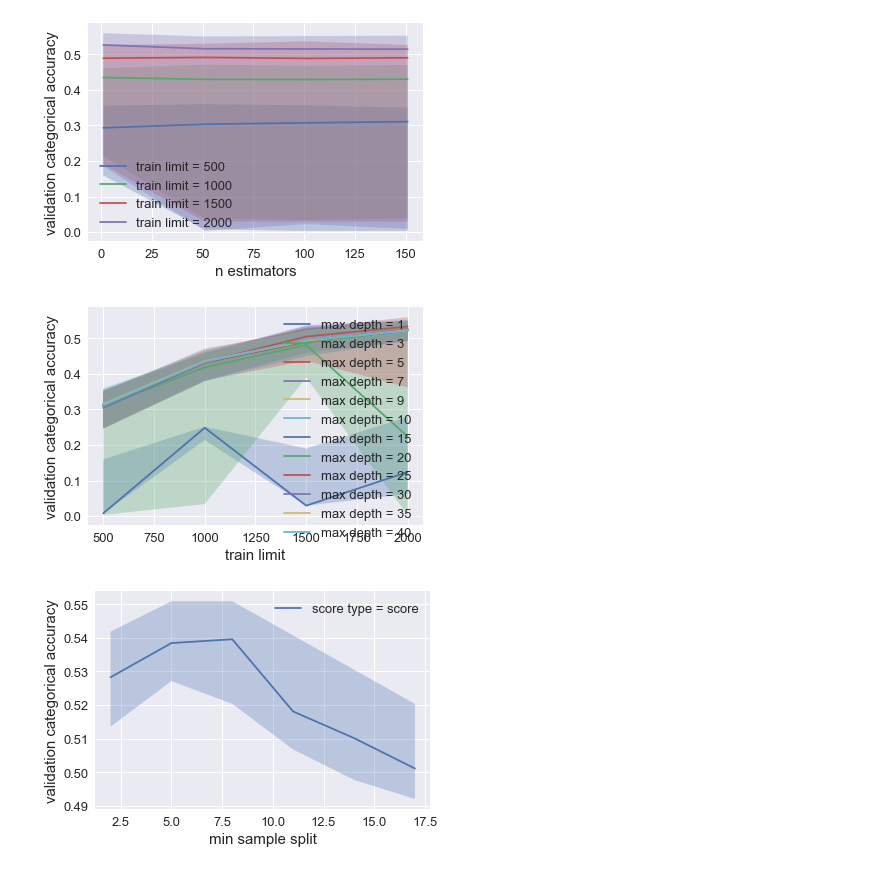
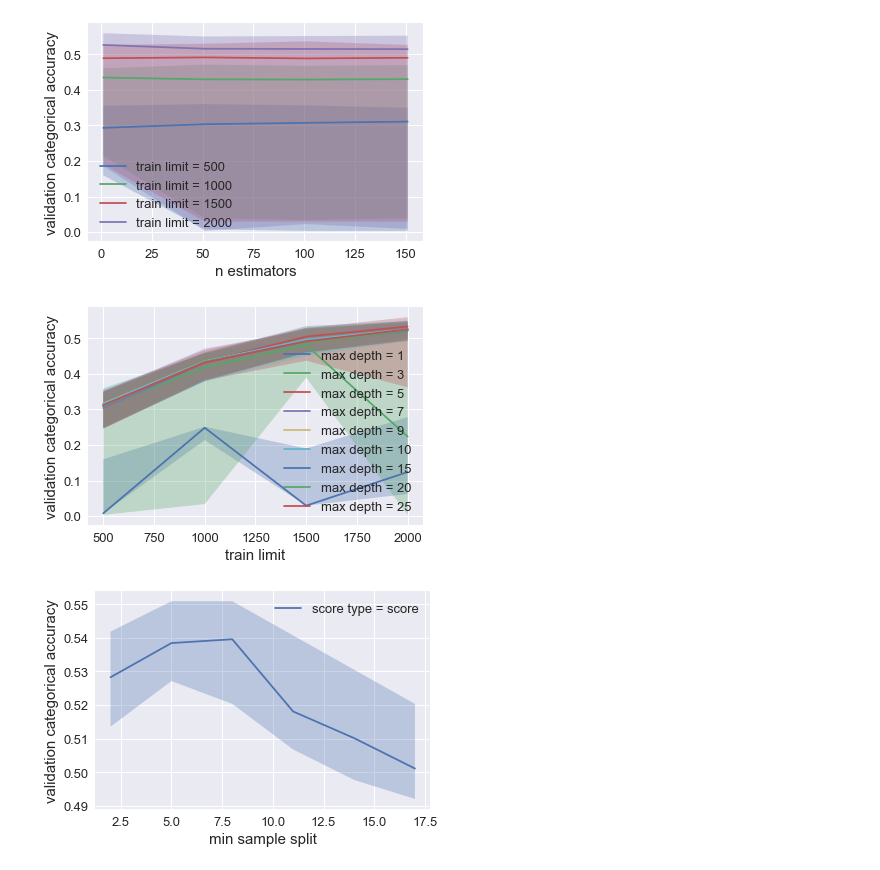
Before and after one commit to anliec/ML_homework_supervised, a Jupyter notebook: plot_boost.ipynb, the cells around one changed output. Drawn from its saved outputs; the diff is of its cells as text; code cells hidden in the pictures.

```diff
--- a/boost_test.ipynb
+++ b/plot_boost.ipynb
@@ -297,30 +297,30 @@ plt.show()
 # %%
 x_arg_name = 'train_limit'
 y_arg_name = 'score_type'
 z_arg_name = 'max_depth'
 
 x_arg_id = ddi[x_arg_name]
 y_arg_id = ddi[y_arg_name]
 z_arg_id = ddi[z_arg_name]
 
 cd = consolidate_dict_data(dd, consolidate_argx=x_arg_id, argx_name=x_arg_name,
                            consolidate_argy=y_arg_id, argy_name=y_arg_name,
                            consolidate_argz=z_arg_id,
-                           filters=[(ddi['score_type'], 'score'), (ddi['max_depth'], list(range(1,42)))])
+                           filters=[(ddi['score_type'], 'score'), (ddi['max_depth'], list(range(1,30)))])
 plt.figure()
 for a, d in cd.items():
     plt.plot(d.get(x_arg_name),d.get('median'),
              label=z_arg_name.replace('_',' ') + ' = ' + str(a).replace('_',' '))
     #plt.fill_between(d.get(x_arg_name), d.get('mean') - d.get('std'), d.get('mean') + d.get('std'), alpha=0.3)
     plt.fill_between(d.get(x_arg_name), d.get('min'), d.get('max'), alpha=0.3)
 plt.ylabel('validation categorical accuracy')
 plt.xlabel(x_arg_name.replace('_',' '))
 plt.legend()
 #plt.title("Evolution of acuracy acording to the number of training examples")
 plt.savefig("graphs/boost_"+data_set_name+"_"+x_arg_name+"_"+y_arg_name+"_"+z_arg_name+".png")
 plt.show()
 # %% [output]
-[figure, old version]
+[figure, new version]
 # %%
 x_arg_name = 'min_sample_split'
 y_arg_name = 'score_type'
```
Also changed, not shown: parts of 5 cells of this notebook, 14 other files.
